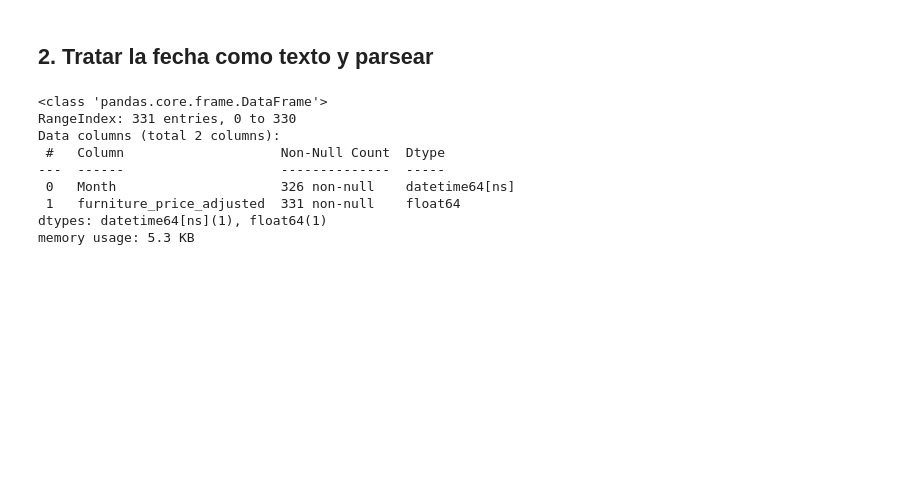
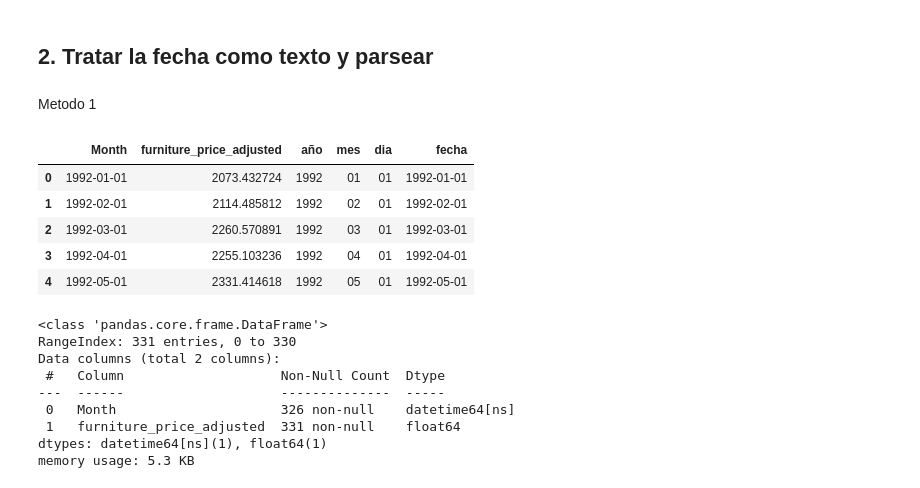
Before and after one commit to Martinaxa/Machine_Learning, a Jupyter notebook: 3-Time_Series/ejercicios/1_ejercicio time series analysis.ipynb, the cells around one changed output. Drawn from its saved outputs; the diff is of its cells as text; code cells hidden in the pictures; blank space fills up the shorter version.

```diff
--- a/3-Time_Series/ejercicios/1_ejercicio time series analysis.ipynb
+++ b/3-Time_Series/ejercicios/1_ejercicio time series analysis.ipynb
@@ -37,5 +47,25 @@ df.shape
 # %% [markdown]
 ## 2. Tratar la fecha como texto y parsear
+# %% [markdown]
+Metodo 1
+# %%
+df0 = pd.read_csv(r'C:\Users\mareg\OneDrive\Documentos\TheBridge_Enero\Machine_Learning\3-Time_Series\ejercicios\data\df_furniture.csv')
+# %%
+df0['año'] = df0['Month'].str.extract(r'(\d{4})')
+df0['mes'] = df0['Month'].str.extract(r'-(\d{2})-')
+df0['dia'] = df0['Month'].str.extract(r'(\d{2})$')
+
+# Crear la columna 'fecha' con los valores de año, mes y día
+df0['fecha'] = pd.to_datetime(df0['año'] + df0['mes'] + df0['dia'], format='%Y%m%d')
+
+df0.head()
+# %% [output]
+|  | Month | furniture_price_adjusted | año | mes | dia | fecha |
+| 0 | 1992-01-01 | 2073.432724 | 1992 | 01 | 01 | 1992-01-01 |
+| 1 | 1992-02-01 | 2114.485812 | 1992 | 02 | 01 | 1992-02-01 |
+| 2 | 1992-03-01 | 2260.570891 | 1992 | 03 | 01 | 1992-03-01 |
+| 3 | 1992-04-01 | 2255.103236 | 1992 | 04 | 01 | 1992-04-01 |
+| 4 | 1992-05-01 | 2331.414618 | 1992 | 05 | 01 | 1992-05-01 |
 # %%
 df.info()
 # %% [output]
```
Also changed, not shown: parts of 36 cells of this notebook, 1 other file.
